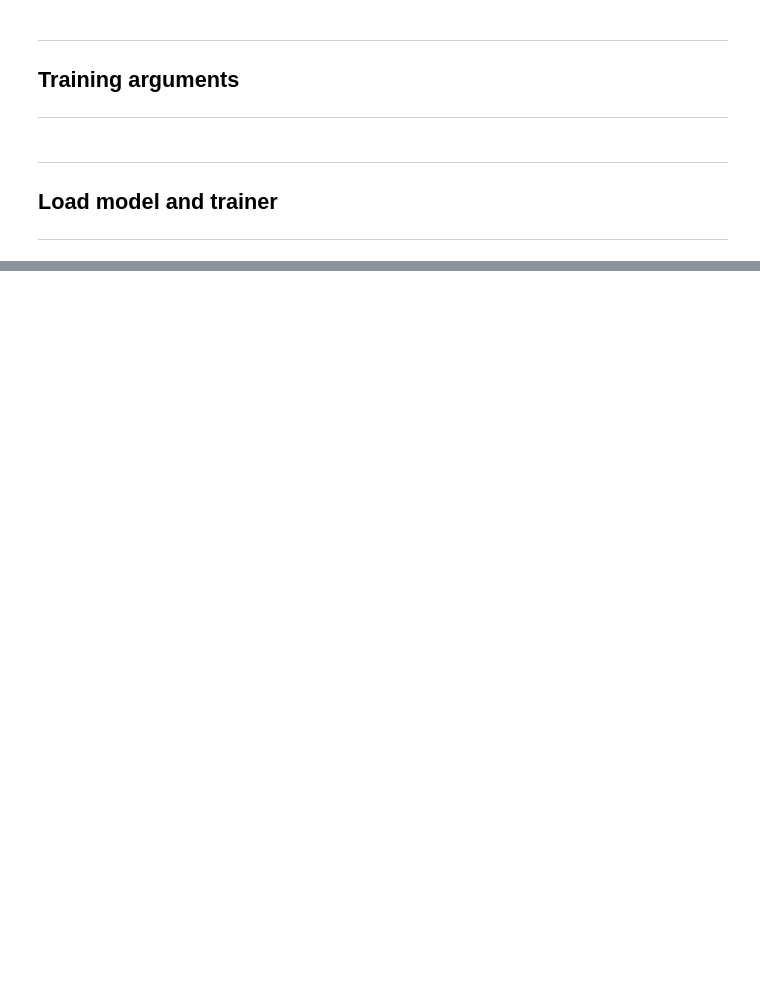
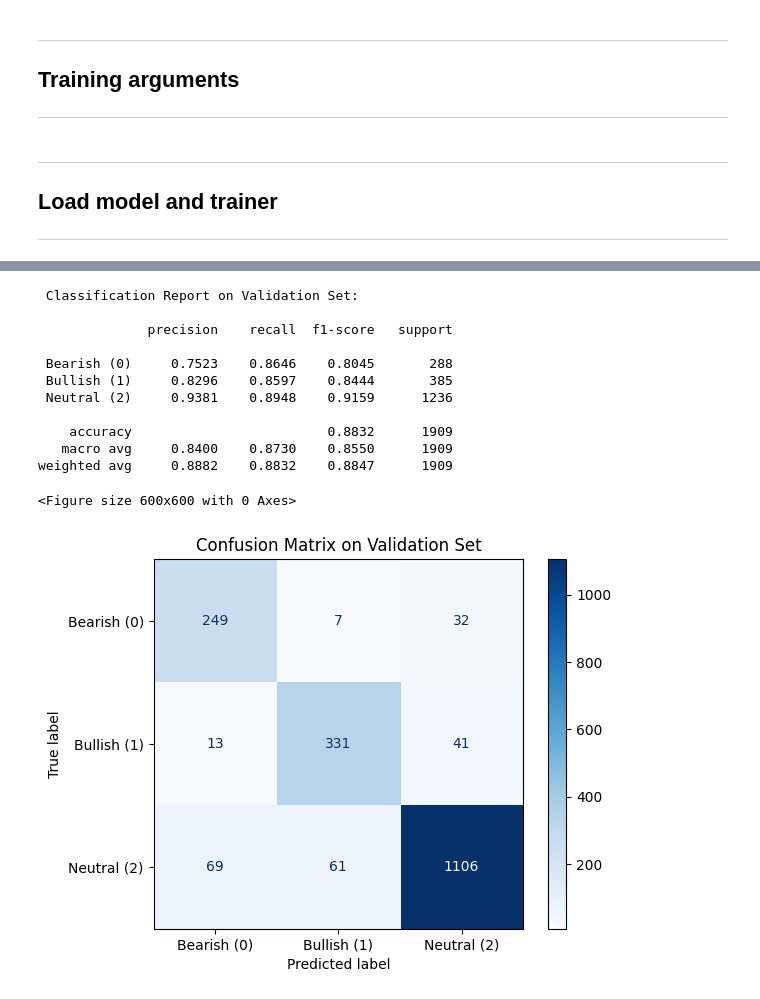
Before and after one commit to Benerugg/textmining, a Jupyter notebook: tm_final_pipeline.ipynb, the cells around one changed output, grey strips where cells are left out. Drawn from its saved outputs; the diff is of its cells as text; code cells hidden in the pictures; blank space fills up the shorter version.

```diff
--- a/tm_final_pipeline.ipynb
+++ b/tm_final_pipeline.ipynb
@@ -82,5 +115,6 @@ This stores data splits in an accessible way for other hugging face tools
 # %%
 dataset = DatasetDict({
     "train": Dataset.from_dict({"text": X_train.tolist(), "label": y_train.tolist()}),
-    "test": Dataset.from_dict({"text": X_test.tolist(), "label": y_test.tolist()})
+    "validation": Dataset.from_dict({"text": X_val.tolist(), "label": y_val.tolist()}),
+    "test": Dataset.from_dict({"id": test_df["id"].tolist(),"text": test_df["text"].tolist()})
 })
@@ -162,0 +253,20 @@ def compute_metrics(eval_pred):
+# %%
+def compute_metrics(eval_pred):
+    """
+    Custom metric function for Hugging Face Trainer.
+    Assumes multi-class classification with labels 0, 1, 2.
+    """
+    predictions, labels = eval_pred
+    preds = predictions.argmax(axis=1)
+
+    precision, recall, f1, _ = precision_recall_fscore_support(
+        labels, preds, average='macro', zero_division=0
+    )
+    acc = accuracy_score(labels, preds)
+
+    return {
+        "accuracy": acc,
+        "precision": precision,
+        "recall": recall,
+        "f1": f1,
+    }
@@ -505,0 +646,21 @@ Epoch 2:
+# %%
+# Predict on validation set
+preds = trainer.predict(tokenized["validation"])
+y_true = preds.label_ids
+y_pred = preds.predictions.argmax(axis=1)
+
+# Print classification report
+target_names = ["Bearish (0)", "Bullish (1)", "Neutral (2)"]
+report = classification_report(y_true, y_pred, target_names=target_names, digits=4)
+print("\n Classification Report on Validation Set:\n")
+print(report)
+
+# Plot confusion matrix
+cm = confusion_matrix(y_true, y_pred)
+disp = ConfusionMatrixDisplay(confusion_matrix=cm, display_labels=target_names)
+
+plt.figure(figsize=(6, 6))
+disp.plot(cmap="Blues", values_format="d")
+plt.title("Confusion Matrix on Validation Set")
+plt.show()
+# %% [output]
@@ -505,0 +668,13 @@ Epoch 2:
+ Classification Report on Validation Set:
+
+              precision    recall  f1-score   support
+
+ Bearish (0)     0.7523    0.8646    0.8045       288
+ Bullish (1)     0.8296    0.8597    0.8444       385
+ Neutral (2)     0.9381    0.8948    0.9159      1236
+
+    accuracy                         0.8832      1909
+   macro avg     0.8400    0.8730    0.8550      1909
+weighted avg     0.8882    0.8832    0.8847      1909
+<Figure size 600x600 with 0 Axes>
+[figure, added]
```
Also changed, not shown: parts of 36 cells of this notebook.
